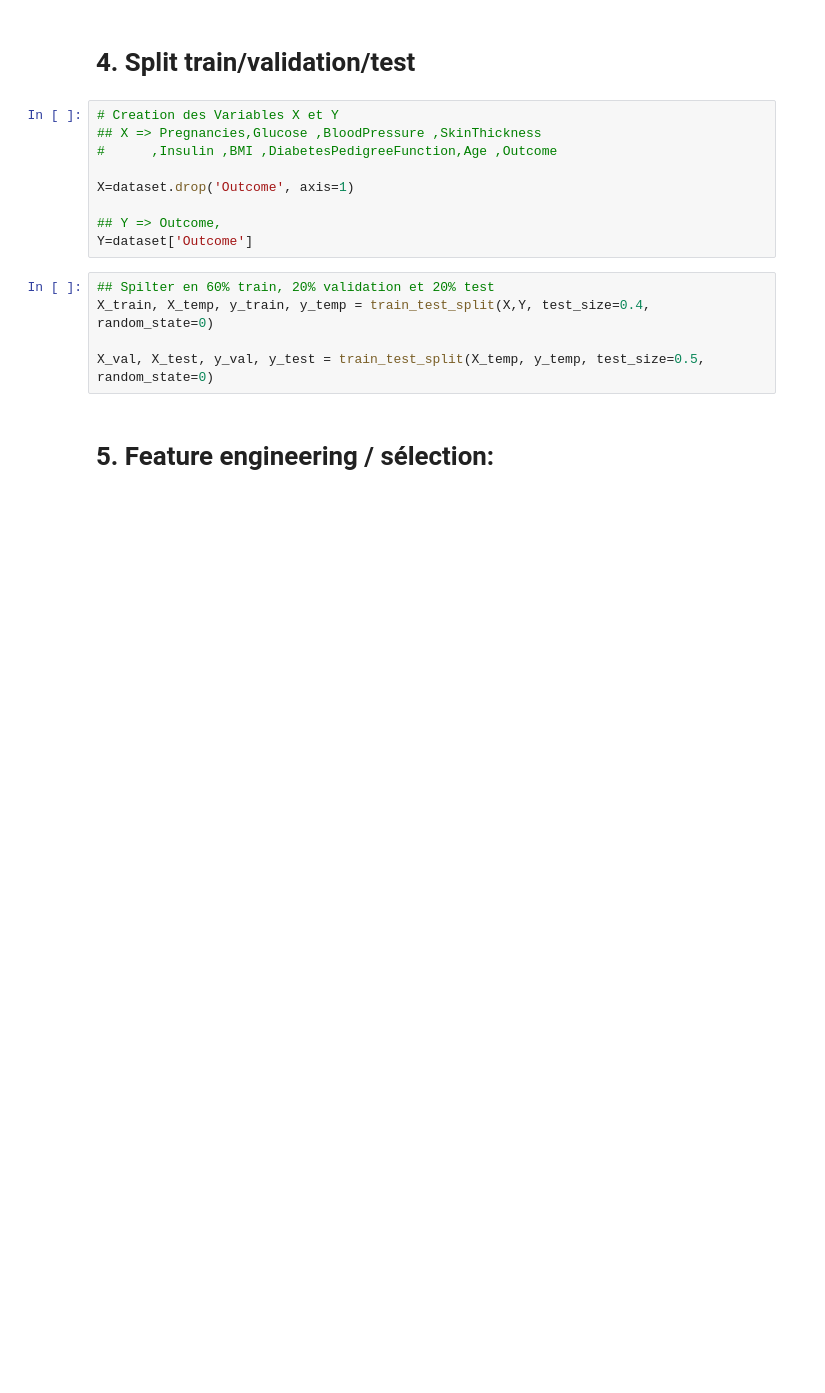
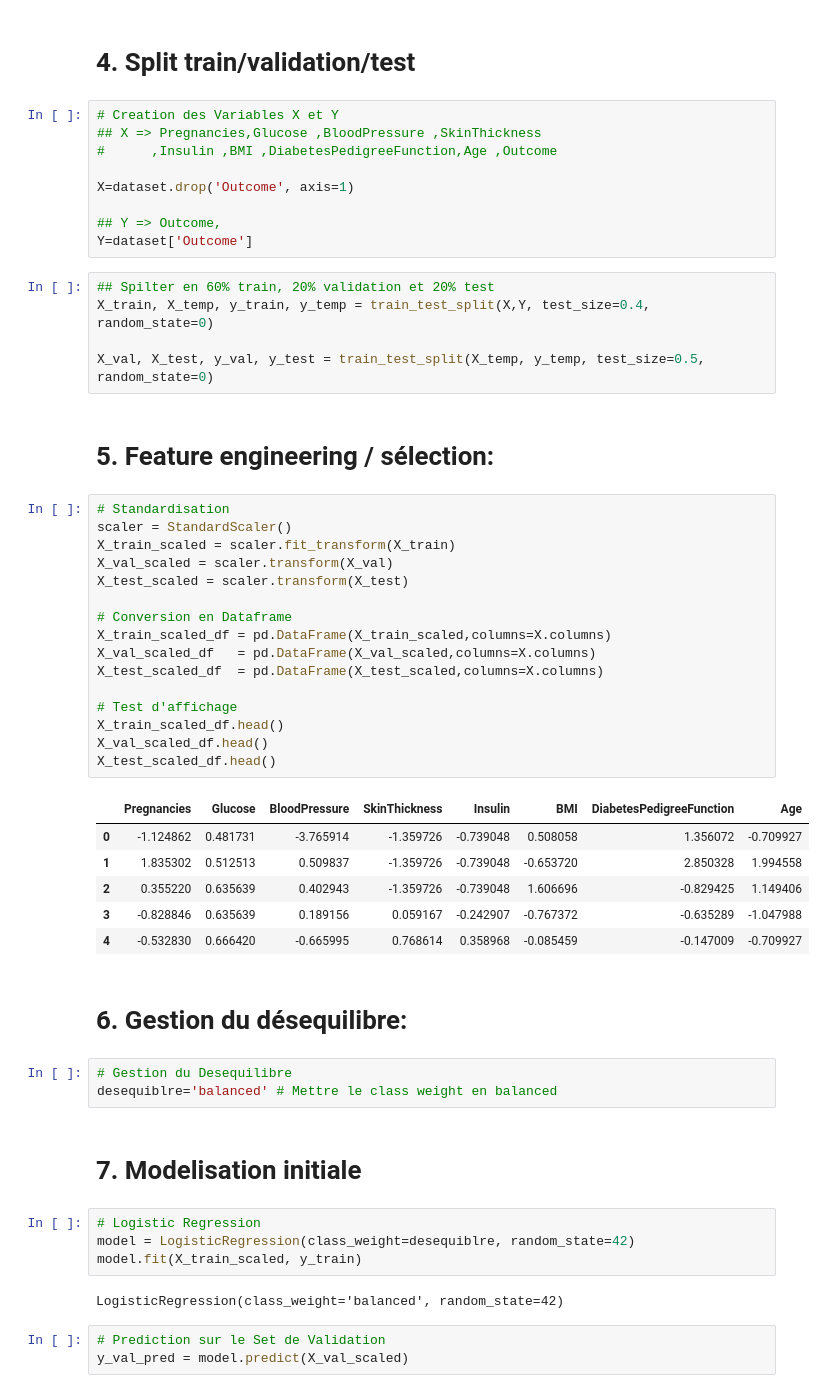
Before and after one commit to fitahiana-dev/KFT, a Jupyter notebook: notebooks/C_Classification.ipynb, the cells around one changed output. Cells and saved outputs as stored; diff of their text form; blank space fills up the shorter version.

```diff
--- a/notebooks/C_Classification.ipynb
+++ b/notebooks/C_Classification.ipynb
@@ -72,3 +78,42 @@ X_train, X_temp, y_train, y_temp = train_test_split(X,Y, test_size=0.4, random_s
 X_val, X_test, y_val, y_test = train_test_split(X_temp, y_temp, test_size=0.5, random_state=0)
 # %% [markdown]
 # 5. Feature engineering / sélection:
+# %%
+# Standardisation
+scaler = StandardScaler()
+X_train_scaled = scaler.fit_transform(X_train)
+X_val_scaled = scaler.transform(X_val)
+X_test_scaled = scaler.transform(X_test)
+
+# Conversion en Dataframe
+X_train_scaled_df = pd.DataFrame(X_train_scaled,columns=X.columns)
+X_val_scaled_df   = pd.DataFrame(X_val_scaled,columns=X.columns)
+X_test_scaled_df  = pd.DataFrame(X_test_scaled,columns=X.columns)
+
+# Test d'affichage
+X_train_scaled_df.head()
+X_val_scaled_df.head()
+X_test_scaled_df.head()
+# %% [output]
+|  | Pregnancies | Glucose | BloodPressure | SkinThickness | Insulin | BMI | DiabetesPedigreeFunction | Age |
+| 0 | -1.124862 | 0.481731 | -3.765914 | -1.359726 | -0.739048 | 0.508058 | 1.356072 | -0.709927 |
+| 1 | 1.835302 | 0.512513 | 0.509837 | -1.359726 | -0.739048 | -0.653720 | 2.850328 | 1.994558 |
+| 2 | 0.355220 | 0.635639 | 0.402943 | -1.359726 | -0.739048 | 1.606696 | -0.829425 | 1.149406 |
+| 3 | -0.828846 | 0.635639 | 0.189156 | 0.059167 | -0.242907 | -0.767372 | -0.635289 | -1.047988 |
+| 4 | -0.532830 | 0.666420 | -0.665995 | 0.768614 | 0.358968 | -0.085459 | -0.147009 | -0.709927 |
+# %% [markdown]
+# 6. Gestion du désequilibre:
+# %%
+# Gestion du Desequilibre
+desequiblre='balanced' # Mettre le class weight en balanced
+# %% [markdown]
+# 7. Modelisation initiale
+# %%
+# Logistic Regression
+model = LogisticRegression(class_weight=desequiblre, random_state=42)
+model.fit(X_train_scaled, y_train)
+# %% [output]
+LogisticRegression(class_weight='balanced', random_state=42)
+# %%
+# Prediction sur le Set de Validation
+y_val_pred = model.predict(X_val_scaled)
```
Also changed, not shown: parts of 7 cells of this notebook, 1 other file.
